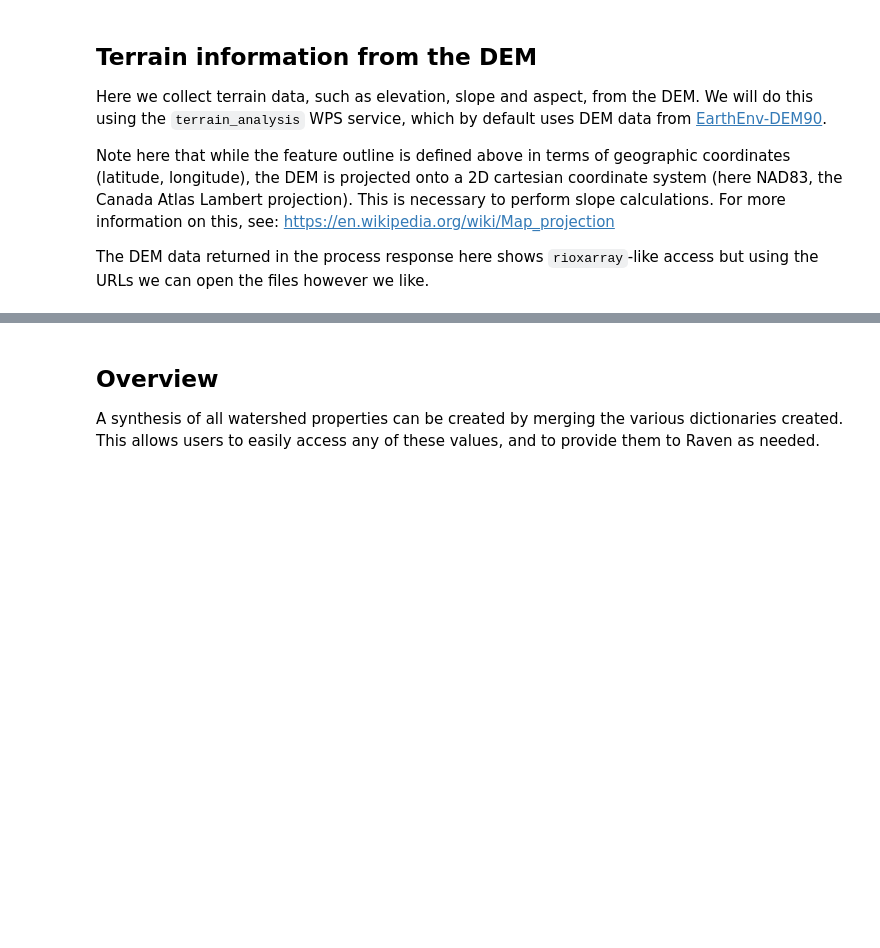
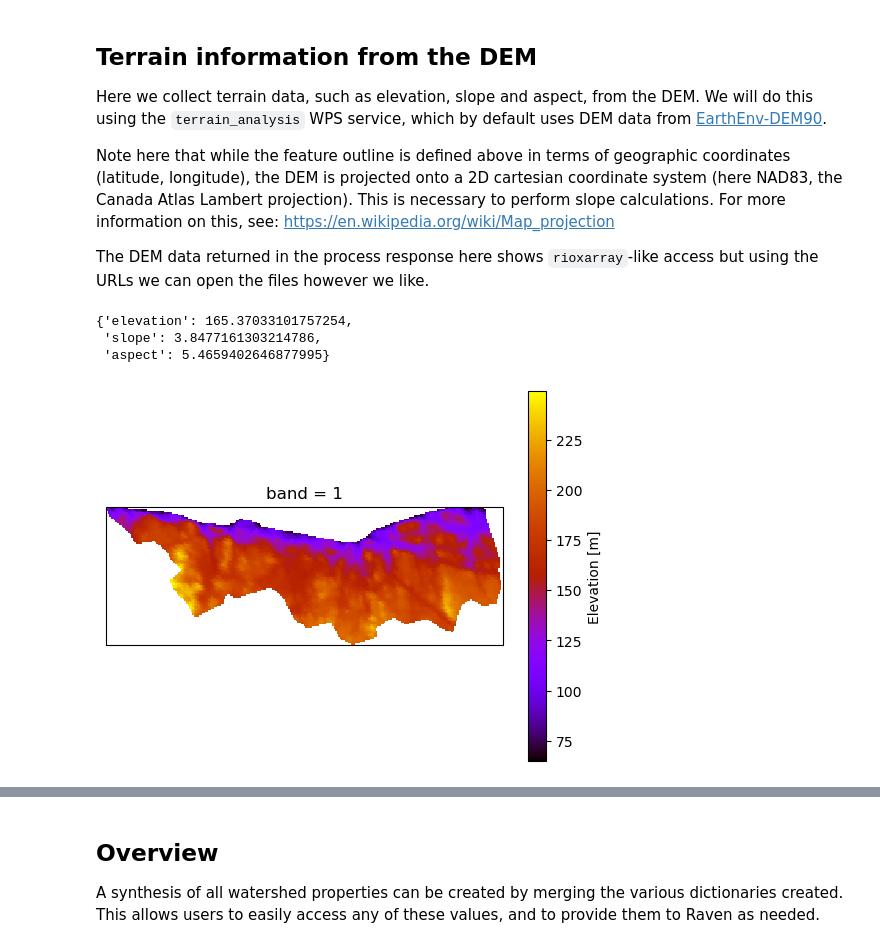
Before and after one commit to CSHS-CWRA/RavenPy, a Jupyter notebook: docs/notebooks/02_Extract_geographical_watershed_properties.ipynb, the cells around one changed output, grey strips where cells are left out. Saved outputs shown, nothing was run; the diff lists cells and outputs as text; code cells hidden in the pictures; blank space fills up the shorter version.

```diff
--- a/docs/notebooks/02_Extract_geographical_watershed_properties.ipynb
+++ b/docs/notebooks/02_Extract_geographical_watershed_properties.ipynb
@@ -186,7 +242,7 @@ terrain_resp = wps.terrain_analysis(
     shape=feature_url, select_all_touching=True, projected_crs=3978
 )
 # %%
-properties, dem0 = terrain_resp.get(asobj=True)
+properties, dem = terrain_resp.get(asobj=True)
 
 elevation = properties[0]["elevation"]
 slope = properties[0]["slope"]
@@ -194,17 +250,22 @@ aspect = properties[0]["aspect"]
 
 terrain = {"elevation": elevation, "slope": slope, "aspect": aspect}
 display(terrain)
+# %% [output]
+{'elevation': 165.37033101757254,
+ 'slope': 3.8477161303214786,
+ 'aspect': 5.4659402646877995}
 # %%
 crs = ccrs.LambertConformal(
     central_latitude=49, central_longitude=-95, standard_parallels=(49, 77)
 )
 
-dem = rio.open_rasterio(rasterio.MemoryFile(dem0).open())
 dem.name = "Elevation"
 dem.attrs["units"] = "m"
 ax = plt.subplot(projection=crs)
 dem.where(dem != -32768).sel(band=1).plot.imshow(ax=ax, transform=crs, cmap="gnuplot")
 plt.show()
+# %% [output]
+[figure, added]
 # %%
 # We can also access the files directly via their URLs:
 properties, dem = terrain_resp.get(asobj=False)
```
Also changed, not shown: parts of 11 cells of this notebook.
